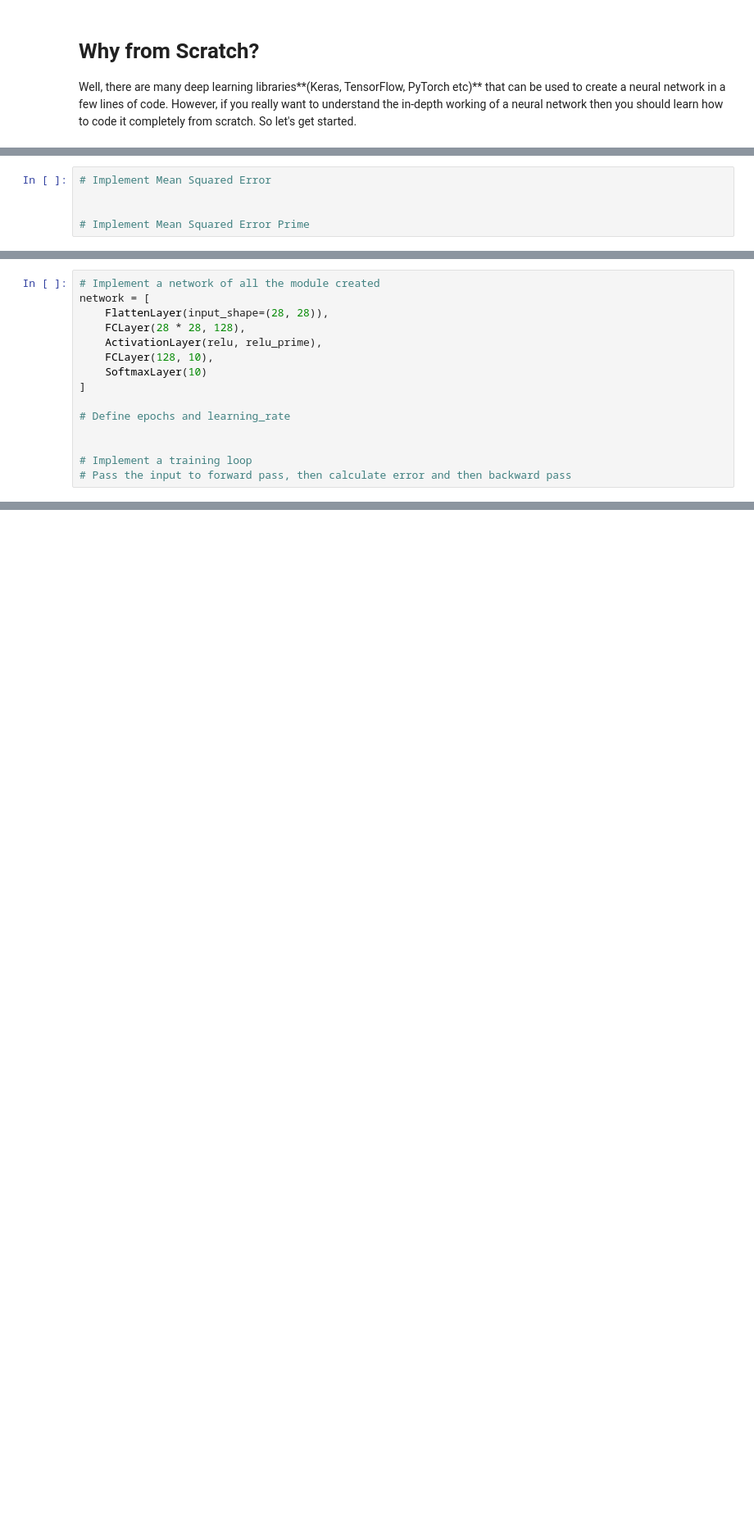
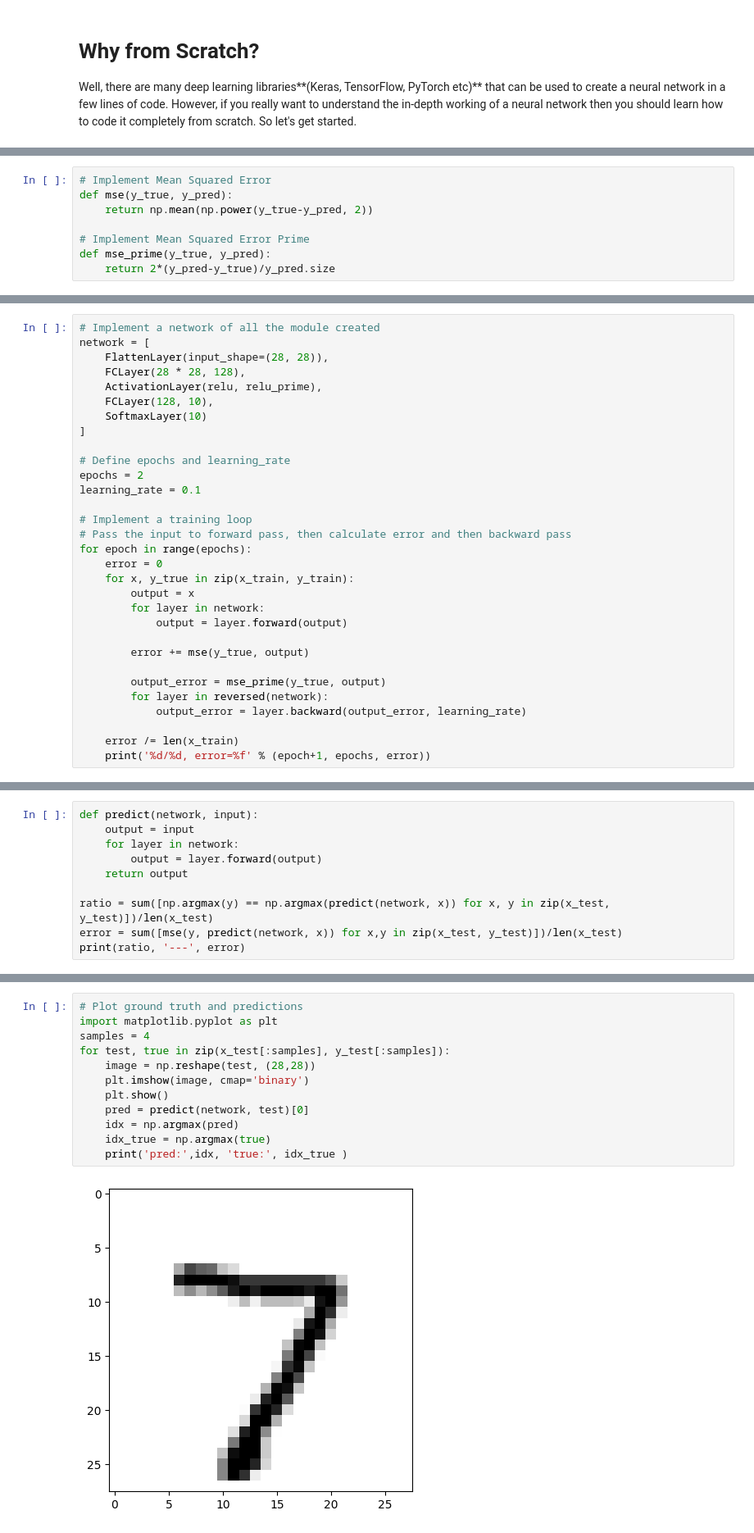
Before and after one commit to AbhisekBag/CloudyML, a Jupyter notebook: Deep Learning/ANN/neural_network_from_scratch_withoutcode.ipynb, the cells around one changed output, grey strips where cells are left out. Shown at 82% size. Cells and saved outputs as stored; diff of their text form; blank space fills up the shorter version.

```diff
--- a/Deep Learning/ANN/neural_network_from_scratch_withoutcode.ipynb
+++ b/Deep Learning/ANN/neural_network_from_scratch_withoutcode.ipynb
@@ -75,7 +135,10 @@ So let's get started.
 # %%
 # Implement Mean Squared Error
-
+def mse(y_true, y_pred):
+    return np.mean(np.power(y_true-y_pred, 2))
 
 # Implement Mean Squared Error Prime
+def mse_prime(y_true, y_pred):
+    return 2*(y_pred-y_true)/y_pred.size
 # %%
 # Import MNIST Dataset
@@ -96,8 +174,24 @@ network = [
 ]
 
 # Define epochs and learning_rate
-
+epochs = 2
+learning_rate = 0.1
 
 # Implement a training loop
 # Pass the input to forward pass, then calculate error and then backward pass
+for epoch in range(epochs):
+    error = 0
+    for x, y_true in zip(x_train, y_train):
+        output = x
+        for layer in network:
+            output = layer.forward(output)
+
+        error += mse(y_true, output)
+
+        output_error = mse_prime(y_true, output)
+        for layer in reversed(network):
+            output_error = layer.backward(output_error, learning_rate)
+
+    error /= len(x_train)
+    print('%d/%d, error=%f' % (epoch+1, epochs, error))
 # %% [output]
@@ -146,0 +215,10 @@ pred: 1, prob: 0.99, true: 1
+# %%
+def predict(network, input):
+    output = input
+    for layer in network:
+        output = layer.forward(output)
+    return output
+
+ratio = sum([np.argmax(y) == np.argmax(predict(network, x)) for x, y in zip(x_test, y_test)])/len(x_test)
+error = sum([mse(y, predict(network, x)) for x,y in zip(x_test, y_test)])/len(x_test)
+print(ratio, '---', error)
@@ -146,0 +227,14 @@ pred: 1, prob: 0.99, true: 1
+# %%
+# Plot ground truth and predictions
+import matplotlib.pyplot as plt
+samples = 4
+for test, true in zip(x_test[:samples], y_test[:samples]):
+    image = np.reshape(test, (28,28))
+    plt.imshow(image, cmap='binary')
+    plt.show()
+    pred = predict(network, test)[0]
+    idx = np.argmax(pred)
+    idx_true = np.argmax(true)
+    print('pred:',idx, 'true:', idx_true )
+# %% [output]
+[figure, added]
```
Also changed, not shown: parts of 27 cells of this notebook, 2 other files.
